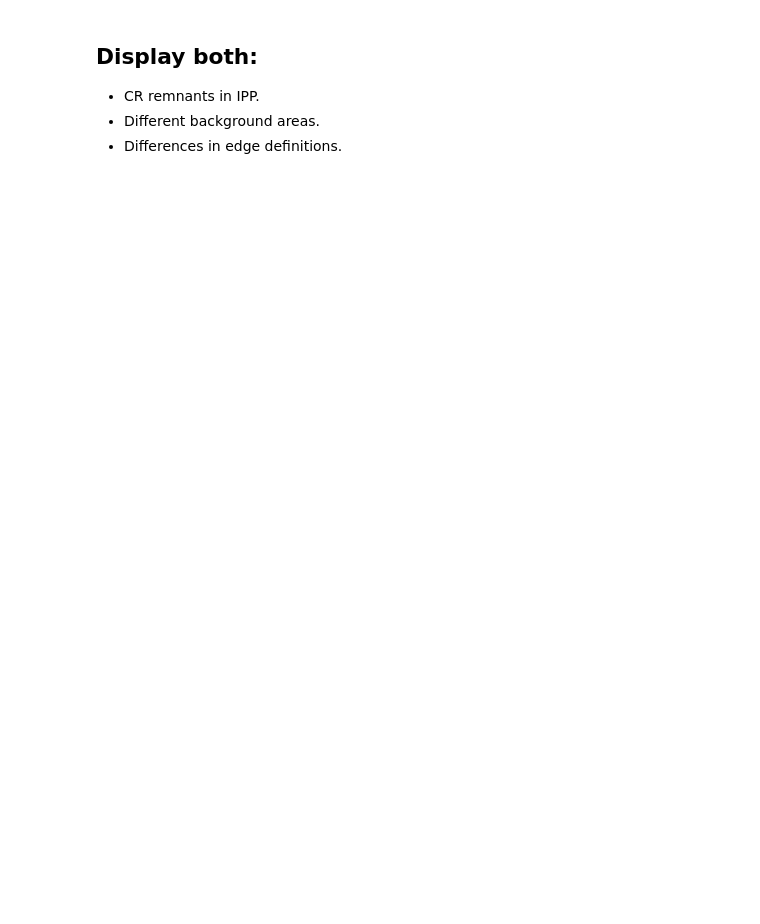
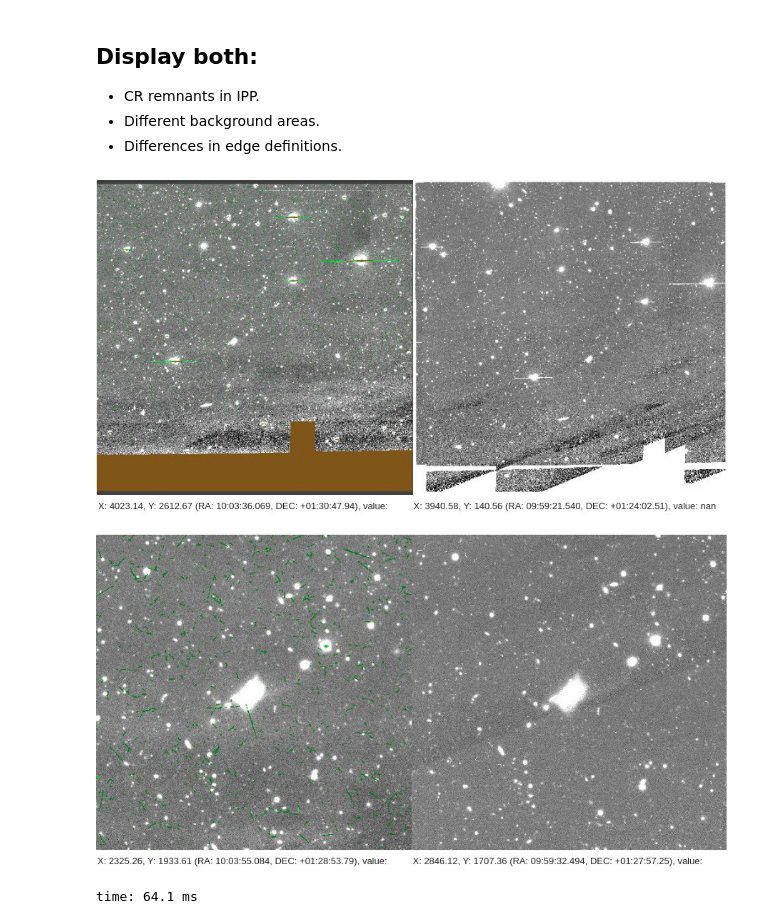
Before and after one commit to lsst-dm/drp-analysis-sprint-feb20, a Jupyter notebook: ipp_drp_rc2_comparison/IPP_DRP_comp20200224.ipynb, the cells around one changed output. Drawn from its saved outputs; the diff is of its cells as text; code cells hidden in the pictures; blank space fills up the shorter version.

```diff
--- a/ipp_drp_rc2_comparison/IPP_DRP_comp20200224.ipynb
+++ b/ipp_drp_rc2_comparison/IPP_DRP_comp20200224.ipynb
@@ -450,6 +472,14 @@ time: 70.7 ms
  * CR remnants in IPP.
  * Different background areas.
  * Differences in edge definitions.
+# %%
+# Pre-gen
+display(Image("stack_full-9813.6.0x1359.140-i.jpg"))
+display(Image("stack_zoom-9813.6.0x1359.140-i.jpg"))
+# %% [output]
+[figure, added]
+[figure, added]
+time: 64.1 ms
 # %%
 drpCoadd = butler.get("deepCoadd", {'tract': drpRow['tract'],
                                     'patch': drpRow['patch'],
```
Also changed, not shown: parts of 37 cells of this notebook, 7 other files.
